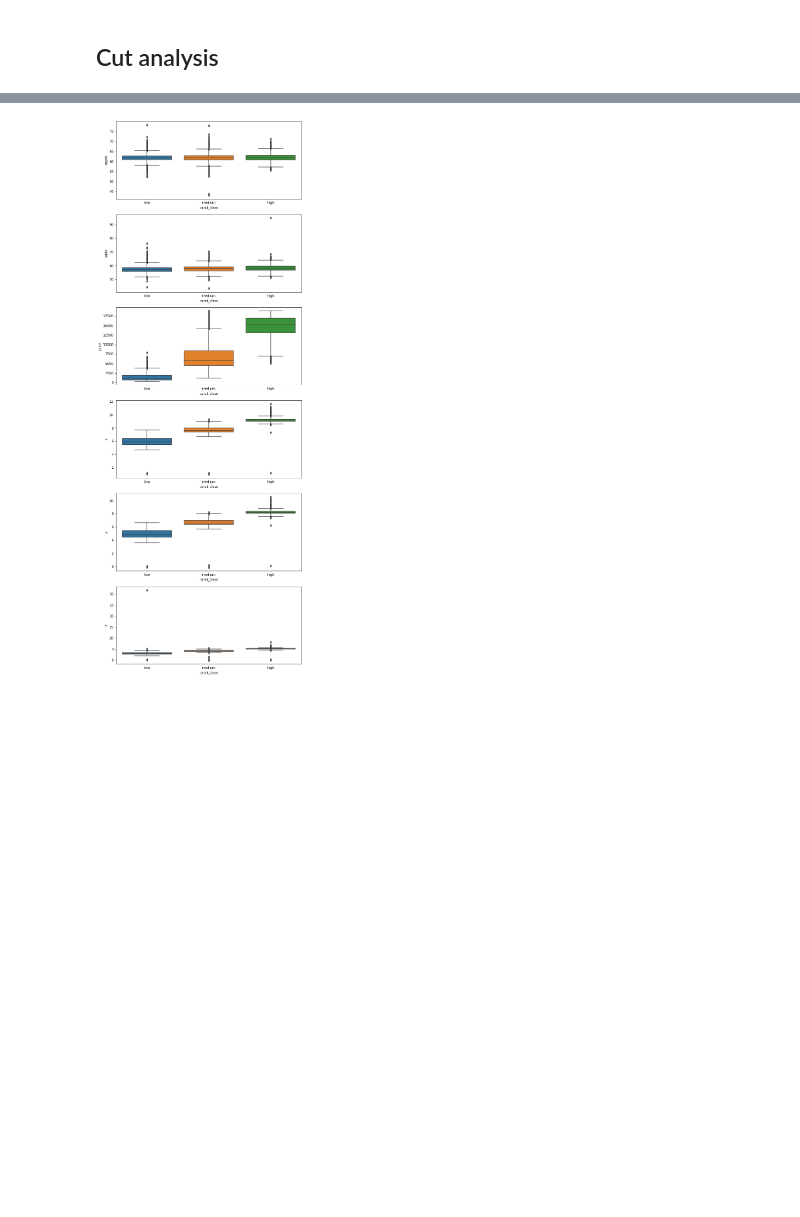
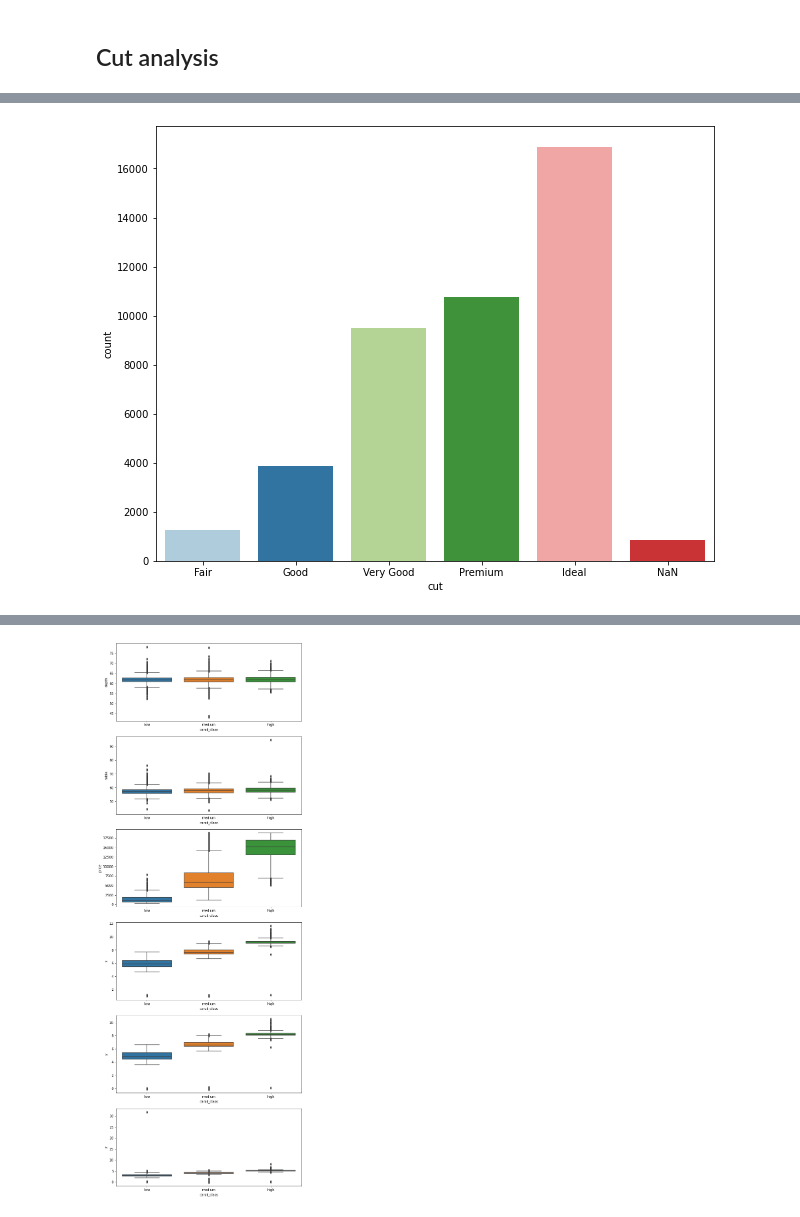
Before and after one commit to mattecora/DiamondClassifier, a Jupyter notebook: sagemaker/ExploratoryDataAnalysis.ipynb, the cells around one changed output, grey strips where cells are left out. Cells and saved outputs as stored; diff of their text form; code cells hidden in the pictures; blank space fills up the shorter version.

```diff
--- a/sagemaker/ExploratoryDataAnalysis.ipynb
+++ b/sagemaker/ExploratoryDataAnalysis.ipynb
@@ -89,0 +233,10 @@ Name: cut, dtype: int64
+# %%
+tmp_df = train[[target,feature]]
+tmp_df[feature].fillna('NaN',inplace = True)
+# %%
+fig,ax = plt.subplots(1,1, figsize = (10,8))
+sns.countplot(data = tmp_df, x = feature,
+             order = order + ['NaN'])
+plt.show()
+# %% [output]
+[figure, added]
```
Also changed, not shown: parts of 51 cells of this notebook.
